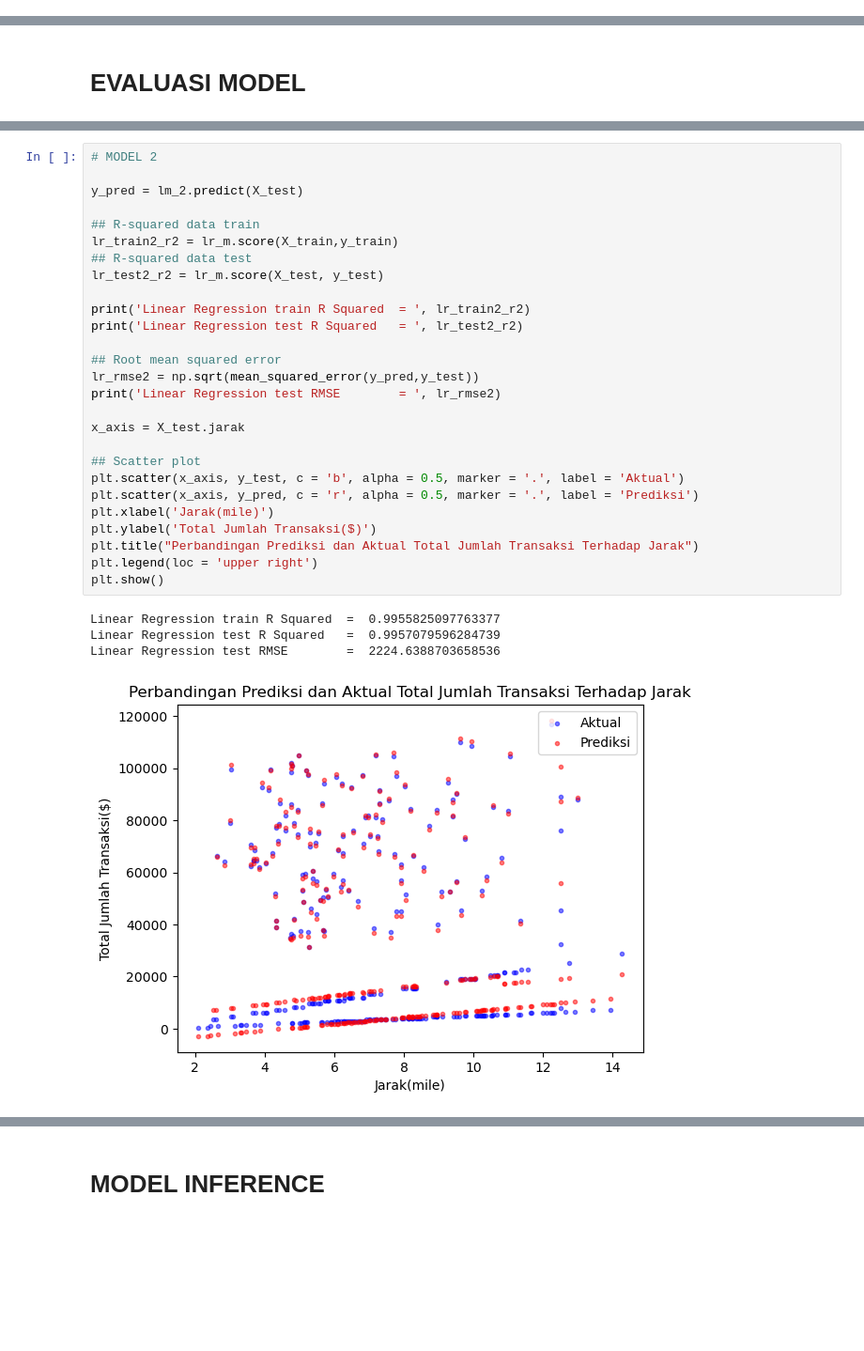
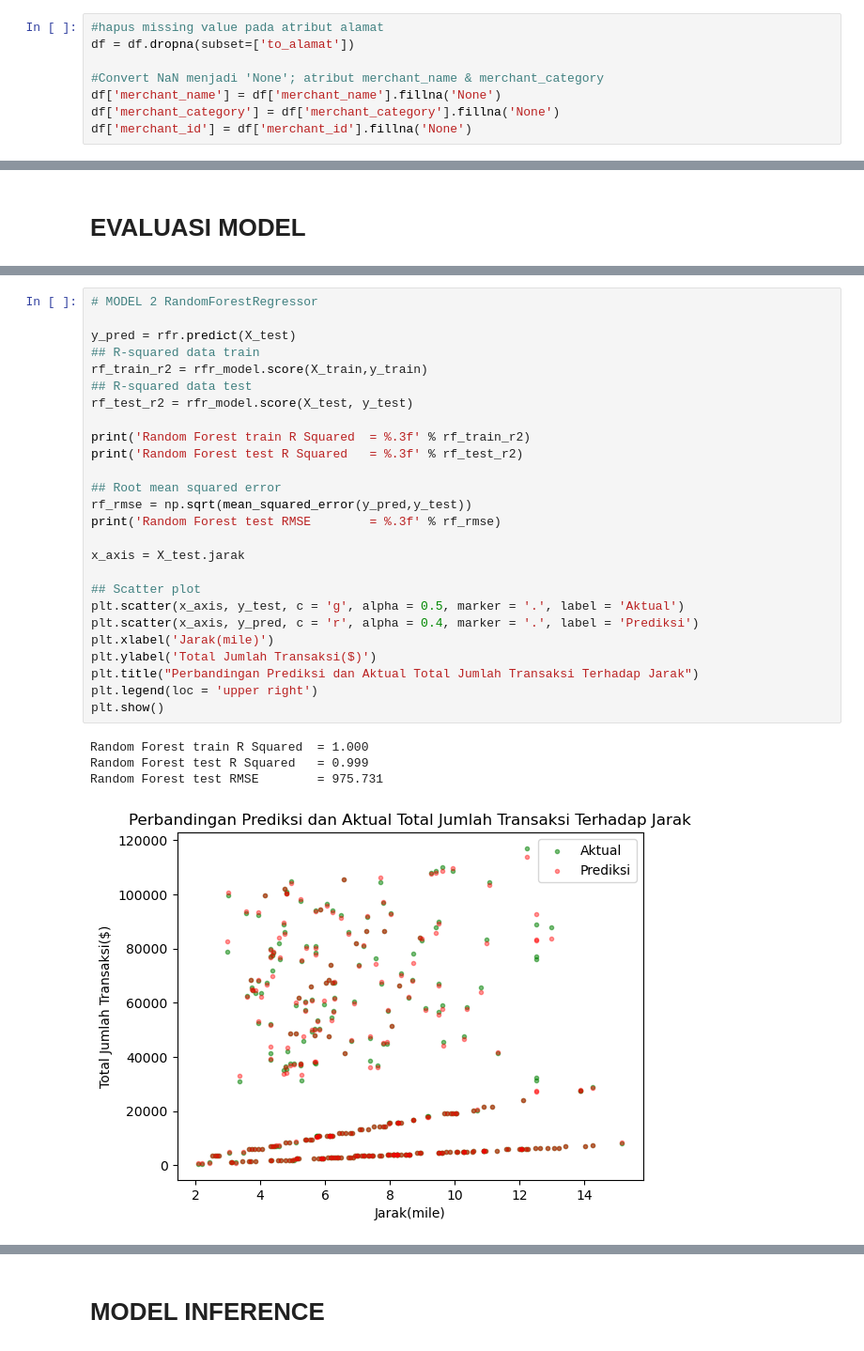
Before and after one commit to dianprmsti/Prediksi-Total-Jumlah-Transaksi-Ojek-Online, a Jupyter notebook: tugas akhir.ipynb, the cells around one changed output, grey strips where cells are left out. Shown at 94% size. Saved outputs shown, nothing was run; the diff lists cells and outputs as text; blank space fills up the shorter version.

```diff
--- a/tugas akhir.ipynb
+++ b/tugas akhir.ipynb
@@ -200,3 +201,11 @@ transaction_amount_total    0.0 %
 customer_id                 0.0 %
 driver_id                   0.0 %
 dtype: object
+# %%
+#hapus missing value pada atribut alamat
+df = df.dropna(subset=['to_alamat'])
+
+#Convert NaN menjadi 'None'; atribut merchant_name & merchant_category
+df['merchant_name'] = df['merchant_name'].fillna('None')
+df['merchant_category'] = df['merchant_category'].fillna('None')
+df['merchant_id'] = df['merchant_id'].fillna('None')
@@ -760,32 +788,31 @@ Linear Regression test RMSE        =  2483.3307796609756
 # %%
-# MODEL 2
+# MODEL 2 RandomForestRegressor
 
-y_pred = lm_2.predict(X_test)
+y_pred = rfr.predict(X_test)
+## R-squared data train
+rf_train_r2 = rfr_model.score(X_train,y_train)
+## R-squared data test
+rf_test_r2 = rfr_model.score(X_test, y_test)
 
-## R-squared data train
-lr_train2_r2 = lr_m.score(X_train,y_train)
-## R-squared data test
-lr_test2_r2 = lr_m.score(X_test, y_test)
-
-print('Linear Regression train R Squared  = ', lr_train2_r2)
-print('Linear Regression test R Squared   = ', lr_test2_r2)
+print('Random Forest train R Squared  = %.3f' % rf_train_r2)
+print('Random Forest test R Squared   = %.3f' % rf_test_r2)
 
 ## Root mean squared error
-lr_rmse2 = np.sqrt(mean_squared_error(y_pred,y_test))
-print('Linear Regression test RMSE        = ', lr_rmse2)
+rf_rmse = np.sqrt(mean_squared_error(y_pred,y_test))
+print('Random Forest test RMSE        = %.3f' % rf_rmse)
 
 x_axis = X_test.jarak
 
 ## Scatter plot
-plt.scatter(x_axis, y_test, c = 'b', alpha = 0.5, marker = '.', label = 'Aktual')
-plt.scatter(x_axis, y_pred, c = 'r', alpha = 0.5, marker = '.', label = 'Prediksi')
+plt.scatter(x_axis, y_test, c = 'g', alpha = 0.5, marker = '.', label = 'Aktual')
+plt.scatter(x_axis, y_pred, c = 'r', alpha = 0.4, marker = '.', label = 'Prediksi')
 plt.xlabel('Jarak(mile)')
 plt.ylabel('Total Jumlah Transaksi($)')
 plt.title("Perbandingan Prediksi dan Aktual Total Jumlah Transaksi Terhadap Jarak")
 plt.legend(loc = 'upper right')
 plt.show()
 # %% [output]
-Linear Regression train R Squared  =  0.9955825097763377
-Linear Regression test R Squared   =  0.9957079596284739
-Linear Regression test RMSE        =  2224.6388703658536
+Random Forest train R Squared  = 1.000
+Random Forest test R Squared   = 0.999
+Random Forest test RMSE        = 975.731
-[figure, old version]
+[figure, new version]
```
Also changed, not shown: parts of 44 cells of this notebook.
